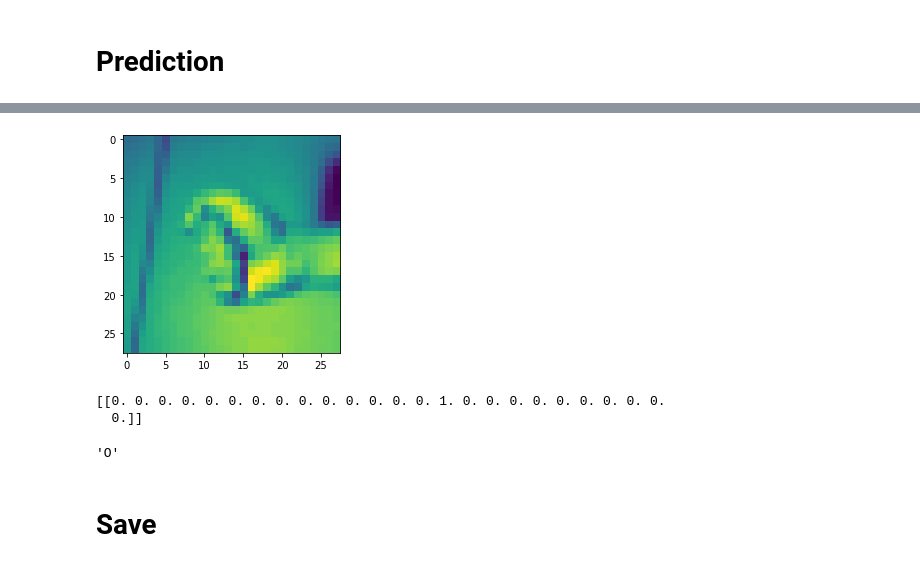
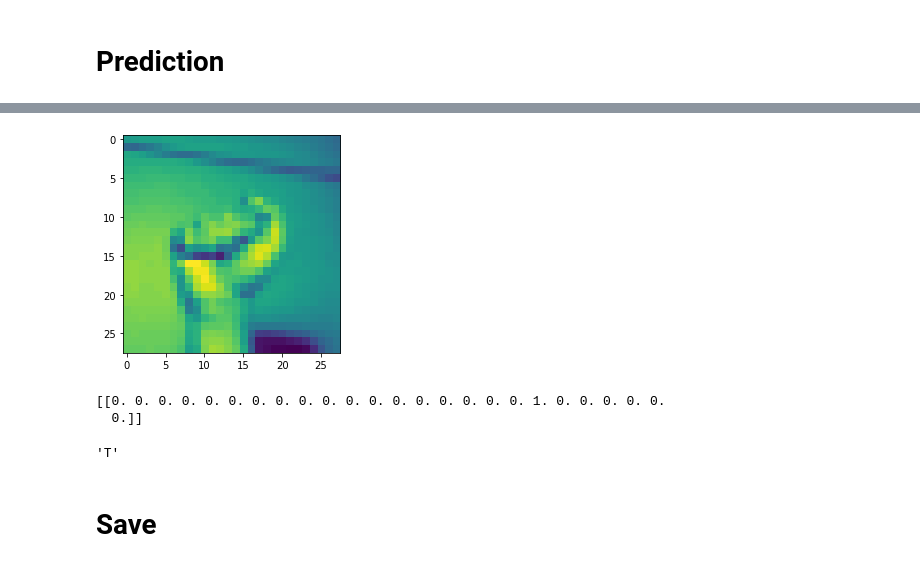
Before and after one commit to Xskullibur/SignQuest-SignTranslator, a Jupyter notebook: image-sign-translator.ipynb, the cells around one changed output, grey strips where cells are left out. Saved outputs shown, nothing was run; the diff lists cells and outputs as text; code cells hidden in the pictures.

```diff
--- a/image-sign-translator.ipynb
+++ b/image-sign-translator.ipynb
@@ -205,32 +257,61 @@ plt.show()
 # %%
 %matplotlib inline
 import cv2
 from matplotlib import pyplot as plt
 img = cv2.imread('data2/A/1.jpg', cv2.IMREAD_GRAYSCALE)
-img = cv2.rotate(cv2.resize(img, (28, 28), interpolation = cv2.INTER_AREA), cv2.ROTATE_90_COUNTERCLOCKWISE)
+img = cv2.resize(img, (28, 28), interpolation = cv2.INTER_AREA)
+# img = cv2.rotate(cv2.resize(img, (28, 28), interpolation = cv2.INTER_AREA), cv2.ROTATE_90_COUNTERCLOCKWISE)
 
 # brightness = 50
 # contrast = 30
 # img = np.int16(img)
 # img = img * (contrast/127+1) - contrast + brightness
 # img = np.clip(img, 0, 255)
 # img = np.uint8(img)
 
 # img = img / 255
 
 #Show the image with matplotlib
 plt.imshow(img)
 plt.show()
 # %% [output]
-[figure, old version]
+[figure, new version]
-# %%
-predicted_index = np.argmax(model.predict(img.reshape((-1, 28, 28, 1))))
-print(model.predict(img.reshape((-1, 28, 28, 1))))
-chr(ord('A') + predicted_index)
-# %% [output]
-[[0. 0. 0. 0. 0. 0. 0. 0. 0. 0. 0. 0. 0. 0. 1. 0. 0. 0. 0. 0. 0. 0. 0. 0.
-  0.]]
-'O'
+# %%
+chars = {
+    0: 'A',
+    1: 'B',
+    2: 'C',
+    3: 'D',
+    4: 'E',
+    5: 'F',
+    6: 'G',
+    7: 'H',
+    8: 'I',
+    9: 'K',
+    10: 'L',
+    11: 'M',
+    12: 'N',
+    13: 'O',
+    14: 'P',
+    15: 'Q',
+    16: 'R',
+    17: 'S',
+    18: 'T',
+    19: 'U',
+    20: 'V',
+    21: 'W',
+    22: 'X',
+    23: 'Y'
+}
+
+
+predicted_index = np.argmax(model.predict(img.reshape((-1, 28, 28, 1))))
+print(model.predict(img.reshape((-1, 28, 28, 1))))
+chars[predicted_index]
+# %% [output]
+[[0. 0. 0. 0. 0. 0. 0. 0. 0. 0. 0. 0. 0. 0. 0. 0. 0. 0. 1. 0. 0. 0. 0. 0.
+  0.]]
+'T'
 # %% [markdown]
 # Save
 # %%
```
Also changed, not shown: parts of 9 cells of this notebook, 5 other files.
